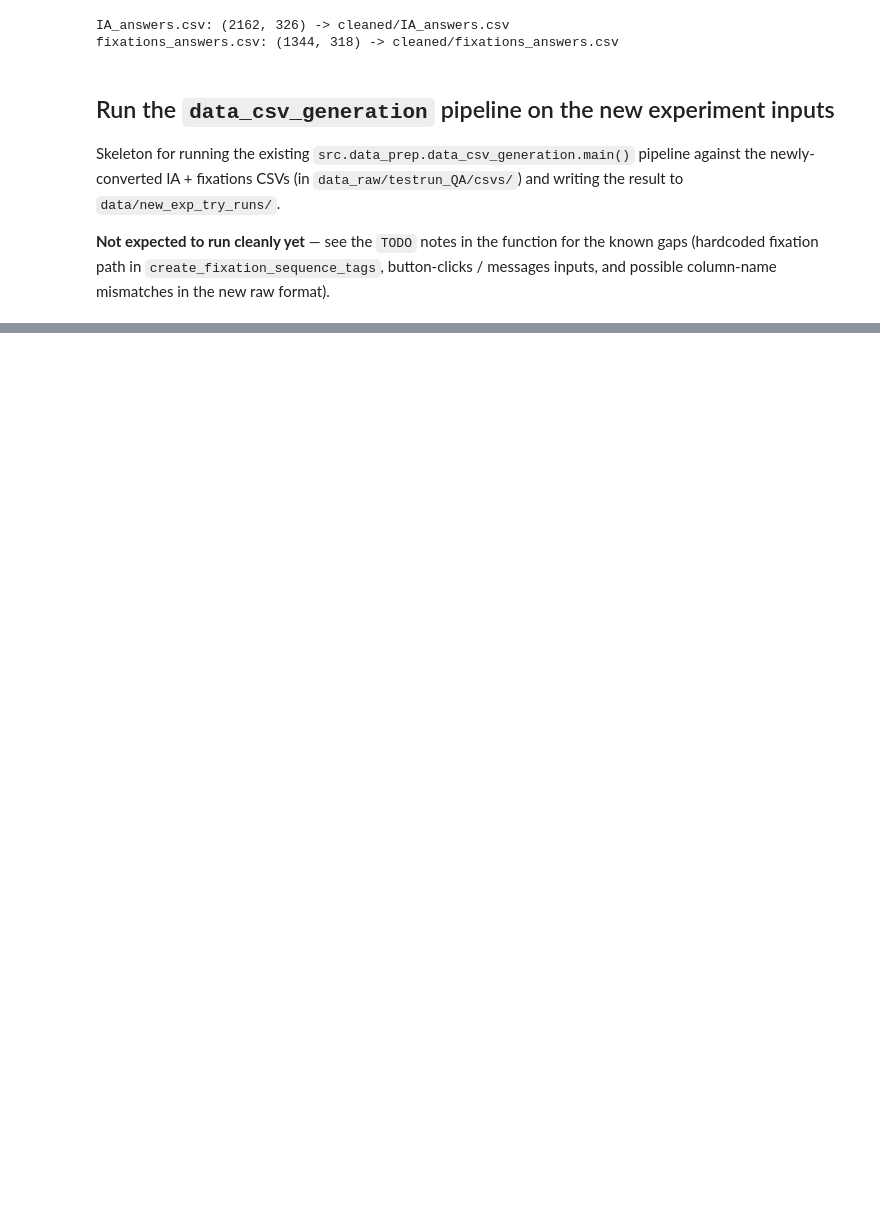
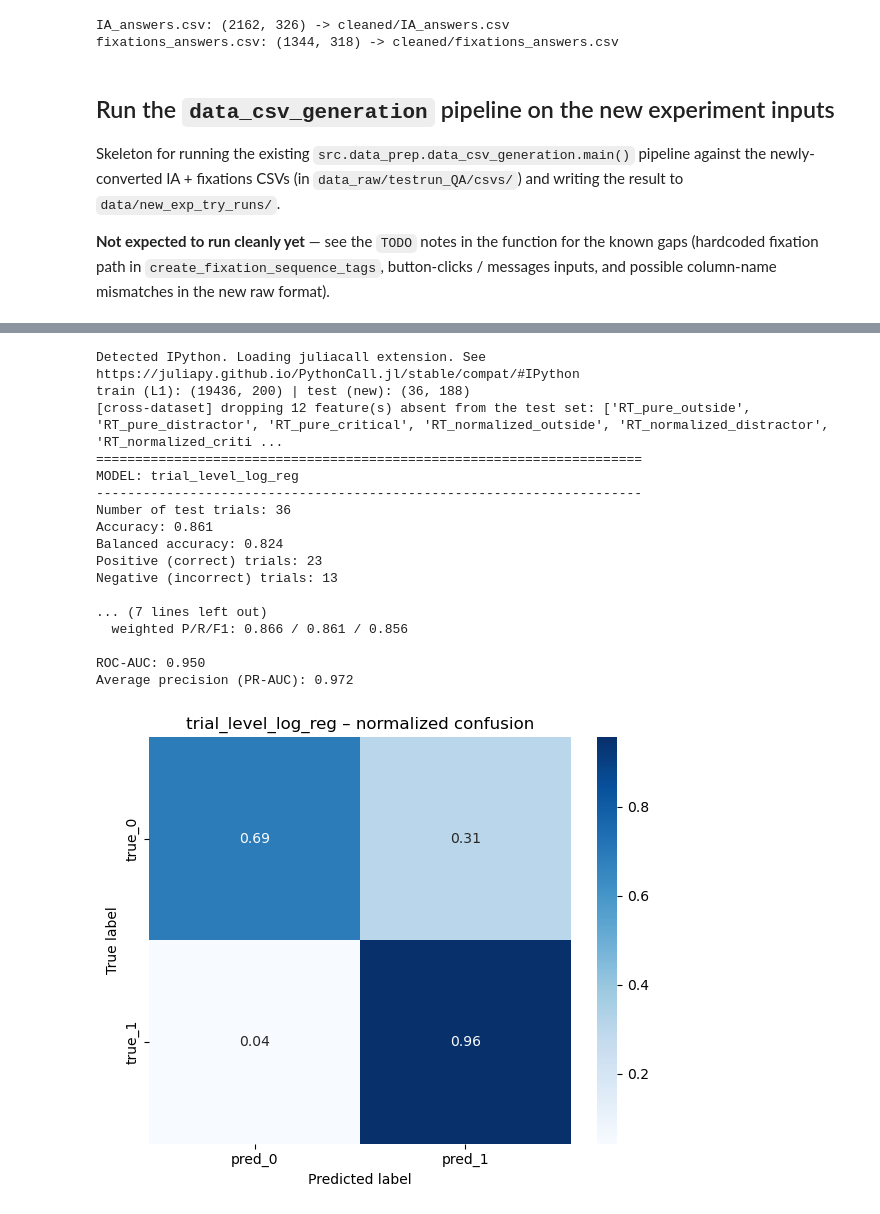
Before and after one commit to Mormorfor/QA_eyetracking, a Jupyter notebook: experiment_builder/data_prep_new_exp.ipynb, the cells around one changed output, grey strips where cells are left out. Saved outputs shown, nothing was run; the diff lists cells and outputs as text; code cells hidden in the pictures; blank space fills up the shorter version.

Commit message:
new data is prepped

```diff
--- a/experiment_builder/data_prep_new_exp.ipynb
+++ b/experiment_builder/data_prep_new_exp.ipynb
@@ -244,0 +302,15 @@ WindowsPath('E:/Technion/QA PROJECT/programming/QA_eyetracking_workspace/data/ne
+# %%
+from src.predictive_modeling.answer_correctness.model_data import (
+    save_all_features,
+    load_all_features,
+)
+
+# Model-ready features live alongside the processed data, in the new-exp folder.
+NEW_EXP_FEATURES_PATH = NEW_EXP_OUT_DIR / "L1_model_ready_all_features.csv"
+
+processed_ia = pd.read_csv(NEW_EXP_OUT_PATH, low_memory=False)
+features_df = save_all_features(processed_ia, output_path=NEW_EXP_FEATURES_PATH, verbose=True)
+
+print("target (is_correct) distribution:")
+print(features_df[Con.IS_CORRECT_COLUMN].value_counts(dropna=False).to_string())
+features_df.head()
@@ -244,0 +338,43 @@ WindowsPath('E:/Technion/QA PROJECT/programming/QA_eyetracking_workspace/data/ne
+# %%
+# run_model_bundles -> answer_correctness_viz imports `from viz.plot_output ...`,
+# which needs src/ on sys.path (same as notebooks/answer_corr_prediction.ipynb).
+_SRC = str(PROJECT_ROOT / "src")
+if _SRC not in sys.path:
+    sys.path.insert(0, _SRC)
+
+from src.data_paths import READY_ALL_FEATURES_PATH
+from src.predictive_modeling.answer_correctness.run_model_bundles import (
+    run_cross_dataset_correctness_bundle,
+)
+
+# Train on ALL of L1 (no split), test on the new experiment.
+l1_features = load_all_features(READY_ALL_FEATURES_PATH)
+new_features = load_all_features(NEW_EXP_FEATURES_PATH)
+print(f"train (L1): {l1_features.shape} | test (new): {new_features.shape}")
+
+cross_out = run_cross_dataset_correctness_bundle(
+    train_df=l1_features,
+    test_df=new_features,
+    feature_cols=None,   # None = full feature set (features absent from new data are dropped)
+    save=False,          # set True to also write plots/CSVs under reports/
+    close=False,         # keep figures open so they render in the notebook
+)
+# %% [output]
+Detected IPython. Loading juliacall extension. See https://juliapy.github.io/PythonCall.jl/stable/compat/#IPython
+train (L1): (19436, 200) | test (new): (36, 188)
+[cross-dataset] dropping 12 feature(s) absent from the test set: ['RT_pure_outside', 'RT_pure_distractor', 'RT_pure_critical', 'RT_normalized_outside', 'RT_normalized_distractor', 'RT_normalized_criti ...
+======================================================================
+MODEL: trial_level_log_reg
+----------------------------------------------------------------------
+Number of test trials: 36
+Accuracy: 0.861
+Balanced accuracy: 0.824
+Positive (correct) trials: 23
+Negative (incorrect) trials: 13
+
+... (7 lines left out)
+  weighted P/R/F1: 0.866 / 0.861 / 0.856
+
+ROC-AUC: 0.950
+Average precision (PR-AUC): 0.972
+[figure, added]
```
Also changed, not shown: parts of 9 cells of this notebook, 4 other files.
